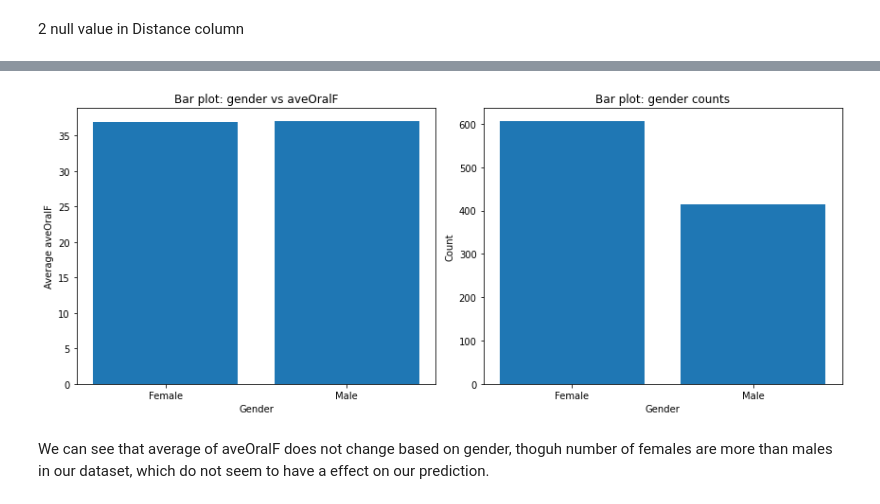
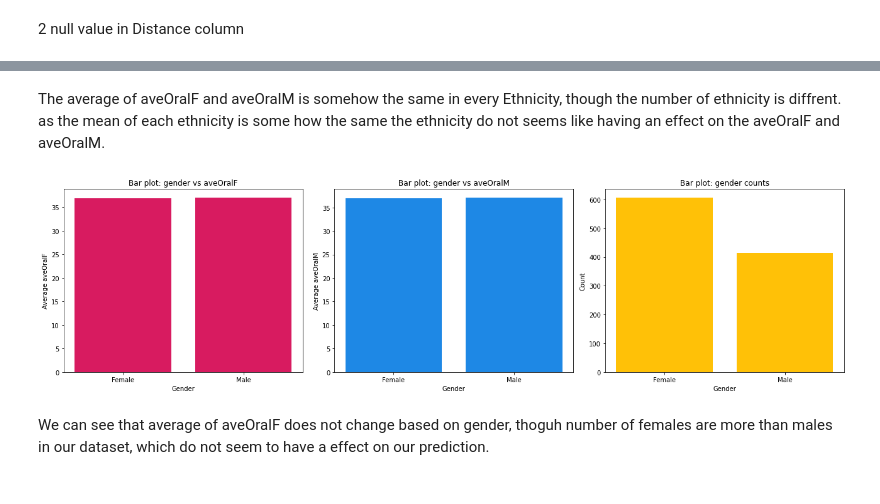
Before and after one commit to romthevacuousspider/Infrared-Thermography-Temperature-ML-coursework-1-, a Jupyter notebook: 1.ipynb, the cells around one changed output, grey strips where cells are left out. Saved outputs shown, nothing was run; the diff lists cells and outputs as text; code cells hidden in the pictures.

Commit message:
plotting fixture
tune the plotting function and use it for some of the models

```diff
--- a/1.ipynb
+++ b/1.ipynb
@@ -141,3 +145,9 @@ Features DataFrame:
+# %%
+import pandas as pd
+ids_df = pd.read_csv('ids_dataframe.csv')
+features_df = pd.read_csv('features_df.csv')
+targets_df = pd.read_csv('targets_df.csv')
+original_df = pd.read_csv('original_df')
 # %%
 targets_df
 # %% [output]
@@ -438,28 +558,40 @@ The average of aveOralF also does not change by the Ethnicity.
+# %% [markdown]
+The average of aveOralF and aveOralM is somehow the same in every Ethnicity, though the number of ethnicity is diffrent. as the mean of each ethnicity is some how the same the ethnicity do not seems like having an effect on the aveOralF and aveOralM.
 # %%
 import numpy as np
+import matplotlib.pyplot as plt
 
 # figure and axes
-fig, axs = plt.subplots(1, 2, figsize=(12, 5))
+fig, axs = plt.subplots(1, 3, figsize=(18, 5))
 
 # Bar plot of 'gender' vs 'aveOralF'
 male_aveOralF = original_df[original_df['Gender'] == 'Male']['aveOralF']
 female_aveOralF = original_df[original_df['Gender'] == 'Female']['aveOralF']
 
-axs[0].bar(['Female', 'Male'], [female_aveOralF.mean(), male_aveOralF.mean()])
+axs[0].bar(['Female', 'Male'], [female_aveOralF.mean(), male_aveOralF.mean()], color='#D81B60')
 axs[0].set_title('Bar plot: gender vs aveOralF')
 axs[0].set_xlabel('Gender')
 axs[0].set_ylabel('Average aveOralF')
 
+# Bar plot of 'aveOralM' by 'Gender'
+male_aveOralM = original_df[original_df['Gender'] == 'Male']['aveOralM']
+female_aveOralM = original_df[original_df['Gender'] == 'Female']['aveOralM']
+
+axs[1].bar(['Female', 'Male'], [female_aveOralM.mean(), male_aveOralM.mean()], color='#1E88E5')
+axs[1].set_title('Bar plot: gender vs aveOralM')
+axs[1].set_xlabel('Gender')
+axs[1].set_ylabel('Average aveOralM')
+
 # Bar plot of 'gender' counts
 gender_counts = original_df['Gender'].value_counts()
-axs[1].bar(gender_counts.index, gender_counts.values)
-axs[1].set_title('Bar plot: gender counts')
-axs[1].set_xlabel('Gender')
-axs[1].set_ylabel('Count')
+axs[2].bar(gender_counts.index, gender_counts.values, color='#FFC107')
+axs[2].set_title('Bar plot: gender counts')
+axs[2].set_xlabel('Gender')
+axs[2].set_ylabel('Count')
 
 plt.tight_layout()
 plt.show()
 # %% [output]
-[figure, old version]
+[figure, new version]
 # %% [markdown]
 We can see that average of aveOralF does not change based on gender, thoguh number of females are more than males in our dataset, which do not seem to have a effect on our prediction.
```
Also changed, not shown: parts of 161 cells of this notebook.
